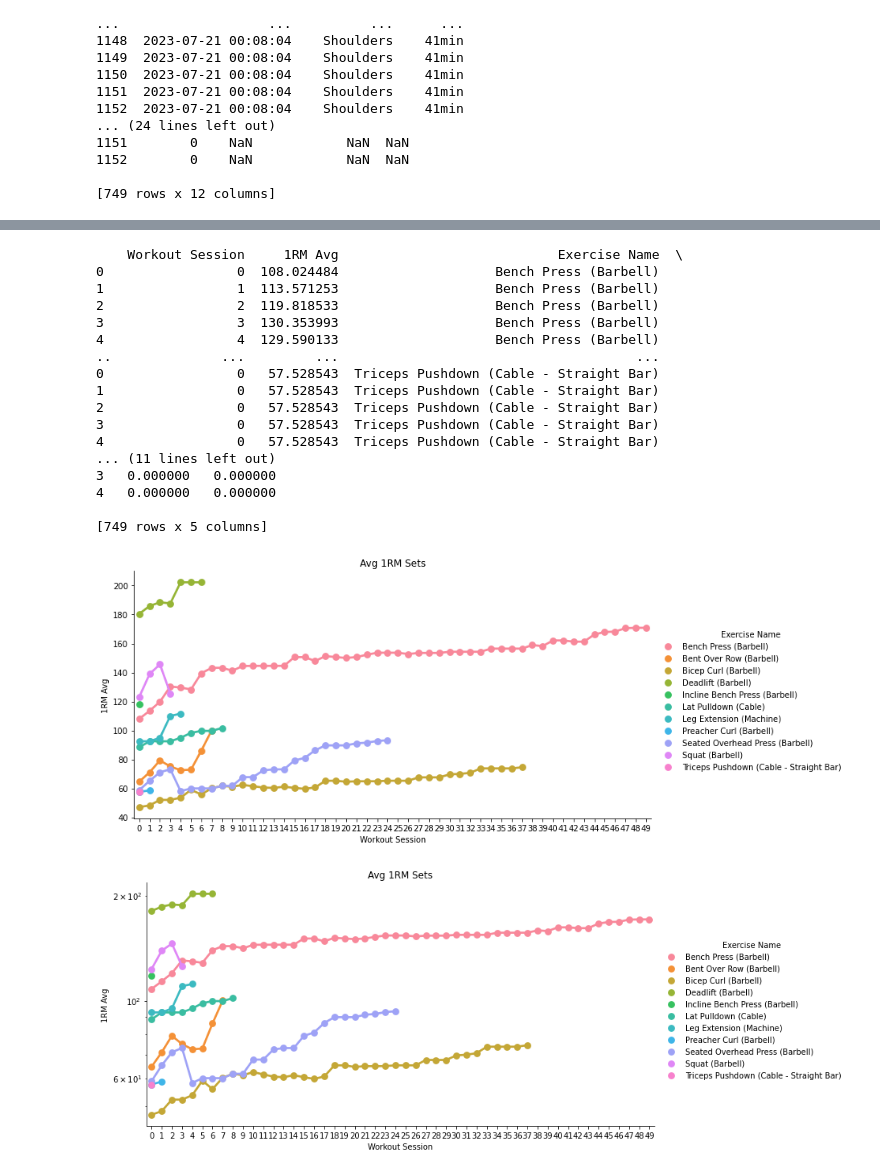
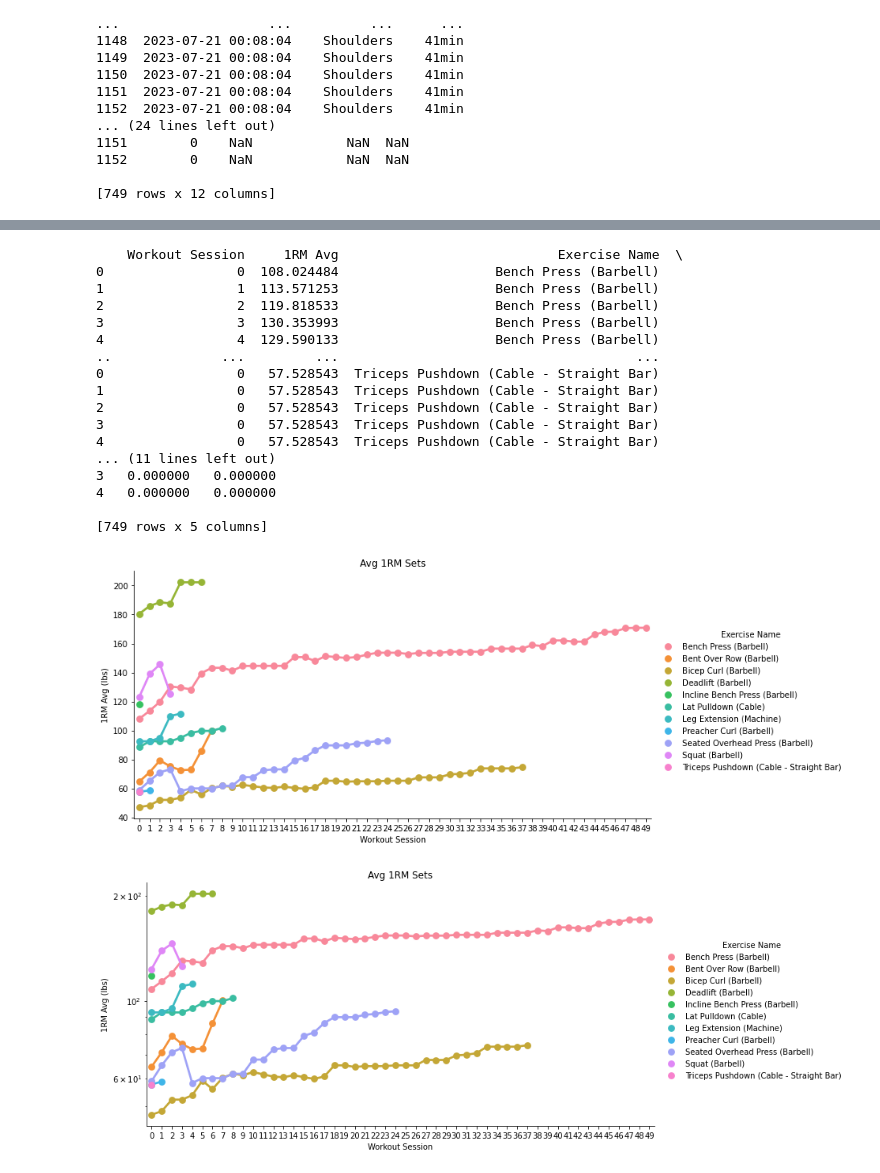
Before and after one commit to kevin-barta/Data-Science, a Jupyter notebook: Workout Analysis/Workout_Analysis.ipynb, the cells around one changed output, grey strips where cells are left out. Cells and saved outputs as stored; diff of their text form; code cells hidden in the pictures.

```diff
--- a/Workout Analysis/Workout_Analysis.ipynb
+++ b/Workout Analysis/Workout_Analysis.ipynb
@@ -70,6 +70,7 @@ for exercise_Name in exercise_Names:
     # plot the exercise 1RM avgs per set
     sns.catplot(x='Workout Session', y='1RM Avg', hue='Set Order', data=mergedSets, kind='point', height=5, aspect=10/5)
     plt.title(exercise_Name)
+    plt.ylabel('1RM Avg (lbs)')
     plt.show()
 
     # calculate avg of all sets in an exercise
@@ -88,5 +89,6 @@ for exercise_Name in exercise_Names:
     # plot the avg exercise
     sns.catplot(x='Workout Session', y='1RM Avg', data=mergedAvgSet, kind='point', height=5, aspect=10/5)
     plt.title('Avg 1RM Set - ' + exercise_Name)
+    plt.ylabel('1RM Avg (lbs)')
     plt.show()
 # %% [output]
@@ -109,44 +111,46 @@ print(mergedExercises)
 # plot the exercises 1RM avgs
 sns.catplot(x='Workout Session', y='1RM Avg', hue='Exercise Name', data=mergedExercises, kind='point', height=5, aspect=10/5)
 plt.title('Avg 1RM Sets')
+plt.ylabel('1RM Avg (lbs)')
 plt.show()
 
 # plot the LOG exercises 1RM avgs
 sns.catplot(x='Workout Session', y='1RM Avg', hue='Exercise Name', data=mergedExercises, kind='point', height=5, aspect=10/5)
 plt.title('Avg 1RM Sets')
+plt.ylabel('1RM Avg (lbs)')
 plt.yscale('log')
 plt.show()
 
 # plot the LOG exercises 1RM avgs
 sns.catplot(x='Workout Session', y='1RM Log', hue='Exercise Name', data=mergedExercises, kind='point', height=5, aspect=10/5)
 plt.title('Log 1RM Sets')
 #plt.yscale('log')
 plt.show()
 
 # plot the Diff exercises 1RM avgs
 sns.catplot(x='Workout Session', y='1RM Diff', hue='Exercise Name', data=mergedExercises, kind='point', height=5, aspect=10/5)
 plt.title('Diff 1RM Sets')
 #plt.yscale('log')
 plt.show()
 # %% [output]
     Workout Session     1RM Avg                            Exercise Name  \
 0                 0  108.024484                    Bench Press (Barbell)
 1                 1  113.571253                    Bench Press (Barbell)
 2                 2  119.818533                    Bench Press (Barbell)
 3                 3  130.353993                    Bench Press (Barbell)
 4                 4  129.590133                    Bench Press (Barbell)
 ..              ...         ...                                      ...
 0                 0   57.528543  Triceps Pushdown (Cable - Straight Bar)
 1                 0   57.528543  Triceps Pushdown (Cable - Straight Bar)
 2                 0   57.528543  Triceps Pushdown (Cable - Straight Bar)
 3                 0   57.528543  Triceps Pushdown (Cable - Straight Bar)
 4                 0   57.528543  Triceps Pushdown (Cable - Straight Bar)
 ... (11 lines left out)
 3   0.000000   0.000000
 4   0.000000   0.000000
 
 [749 rows x 5 columns]
-[figure, old version]
+[figure, new version]
-[figure, old version]
+[figure, new version]
 [figure]
 [figure]
```
Also changed, not shown: parts of 6 cells of this notebook.
